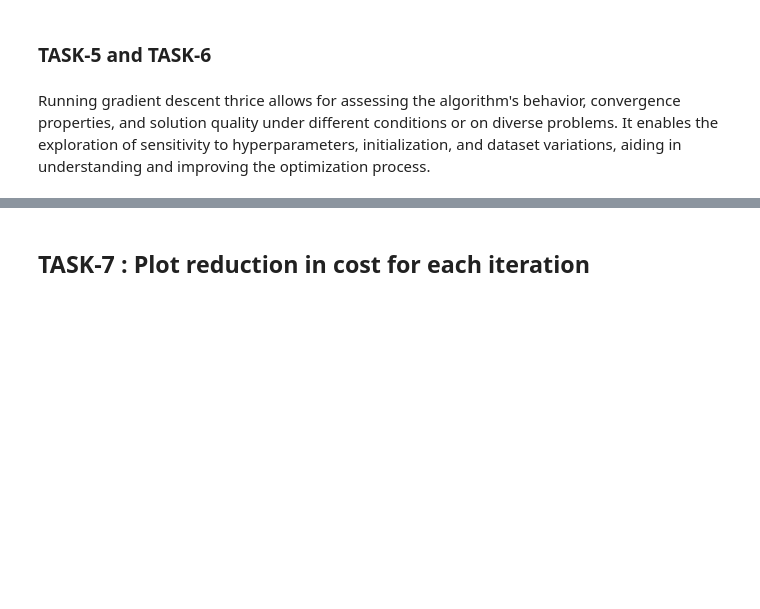
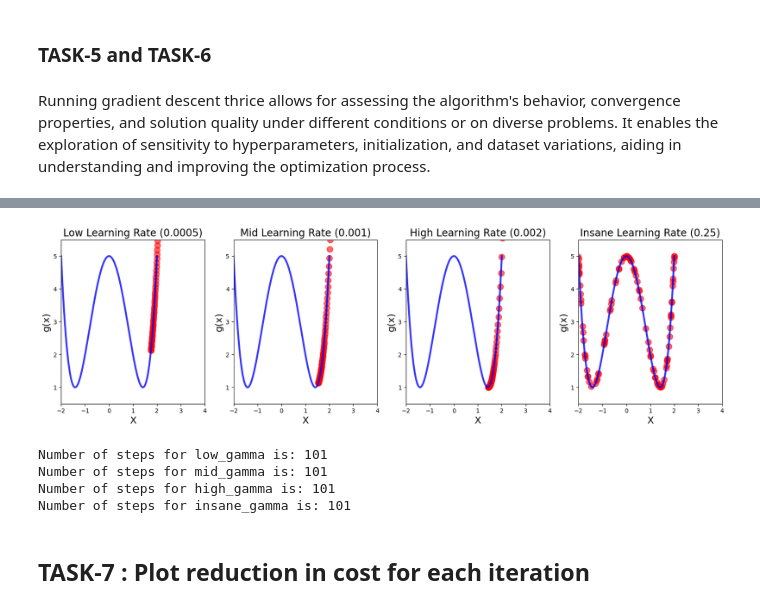
Before and after one commit to dikshithakalva/IIIT-H, a Jupyter notebook: Mod_4_Project_4.ipynb, the cells around one changed output, grey strips where cells are left out. Cells and saved outputs as stored; diff of their text form; code cells hidden in the pictures; blank space fills up the shorter version.

```diff
--- a/Mod_4_Project_4.ipynb
+++ b/Mod_4_Project_4.ipynb
@@ -500,2 +480,68 @@ plt.show()
+# %%
+## TASK-5 : Run gradient descent 3 times
+## TASK-6 : Plot two more learning rates: mid_gamma (0.001) and high_gamma (0.002)
+n = 100
+n = 100
+low_gamma = gradient_descent(derivative_func=dg, initial_guess=3, multiplier=0.0005, precision=0.0001, max_iter=n)
+
+mid_gamma = gradient_descent(derivative_func=dg, initial_guess=3, multiplier=0.001, precision=0.0001, max_iter=n)
+
+high_gamma = gradient_descent(derivative_func=dg, initial_guess=3, multiplier=0.002, precision=0.0001, max_iter=n)
+
+insane_gamma = gradient_descent(derivative_func=dg, initial_guess=1.9, multiplier=0.25, precision=0.0001, max_iter=n)
+
+plt.figure(figsize=[20, 5])
+plt.subplot(1, 4, 1)
+plt.xlim(-2, 4)
+plt.ylim(0.5, 5.5)
+plt.title('Low Learning Rate (0.0005)', fontsize=17)
+plt.xlabel('X', fontsize=16)
+plt.ylabel('g(x)', fontsize=16)
+
+plt.plot(x_2, g(x_2), color='blue', linewidth=3, alpha=0.8)
+plt.scatter(low_gamma[1], g(np.array(low_gamma[1])), color='red', s=100, alpha=0.6)
+
+plt.subplot(1, 4, 2)
+plt.xlim(-2, 4)
+plt.ylim(0.5, 5.5)
+plt.title('Mid Learning Rate (0.001)', fontsize=17)
+plt.xlabel('X', fontsize=16)
+plt.ylabel('g(x)', fontsize=16)
+
+plt.plot(x_2, g(x_2), color='blue', linewidth=3, alpha=0.8)
+plt.scatter(mid_gamma[1], g(np.array(mid_gamma[1])), color='red', s=100, alpha=0.6)
+
+plt.subplot(1, 4, 3)
+plt.xlim(-2, 4)
+plt.ylim(0.5, 5.5)
+plt.title('High Learning Rate (0.002)', fontsize=17)
+plt.xlabel('X', fontsize=16)
+plt.ylabel('g(x)', fontsize=16)
+
+plt.plot(x_2, g(x_2), color='blue', linewidth=3, alpha=0.8)
+plt.scatter(high_gamma[1], g(np.array(high_gamma[1])), color='red', s=100, alpha=0.6)
+
+plt.subplot(1, 4, 4)
+plt.xlim(-2, 4)
+plt.ylim(0.5, 5.5)
+plt.title('Insane Learning Rate (0.25)', fontsize=17)
+plt.xlabel('X', fontsize=16)
+plt.ylabel('g(x)', fontsize=16)
+
+plt.plot(x_2, g(x_2), color='blue', linewidth=3, alpha=0.8)
+plt.scatter(insane_gamma[1], g(np.array(insane_gamma[1])), color='red', s=100, alpha=0.6)
+
+plt.show()
+
+print('Number of steps for low_gamma is:', len(low_gamma[1]))
+print('Number of steps for mid_gamma is:', len(mid_gamma[1]))
+print('Number of steps for high_gamma is:', len(high_gamma[1]))
+print('Number of steps for insane_gamma is:', len(insane_gamma[1]))
+# %% [output]
+[figure, added]
+Number of steps for low_gamma is: 101
+Number of steps for mid_gamma is: 101
+Number of steps for high_gamma is: 101
+Number of steps for insane_gamma is: 101
 # %% [markdown]
 ## TASK-7 : Plot reduction in cost for each iteration
```
Also changed, not shown: parts of 4 cells of this notebook.
